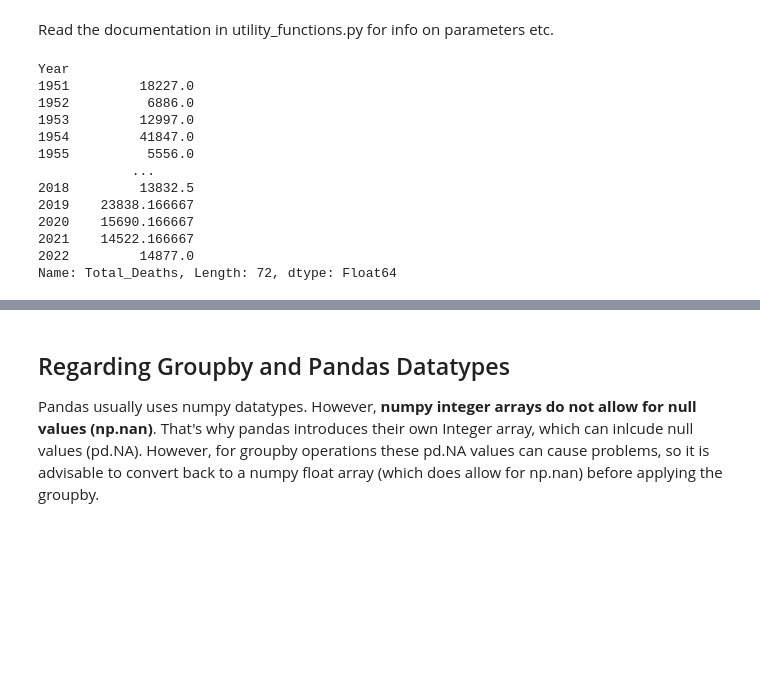
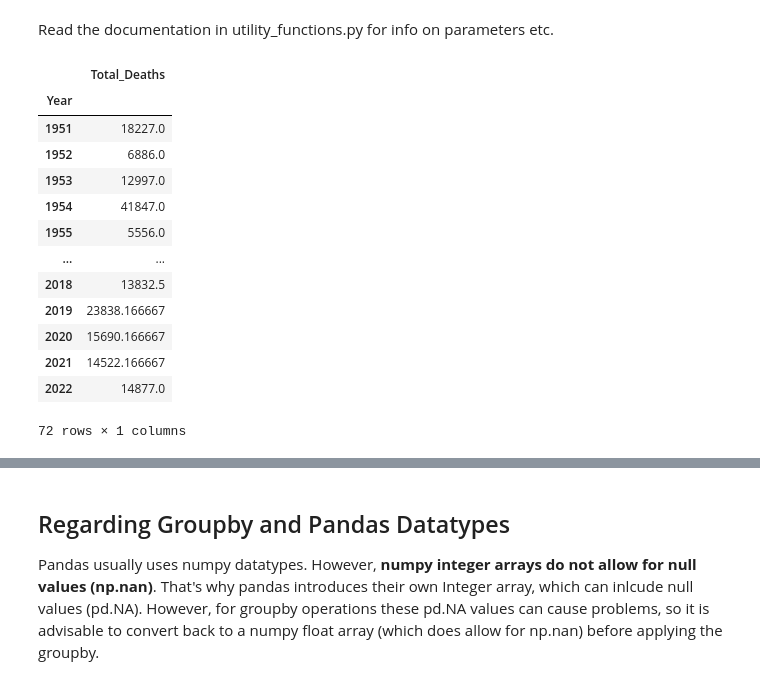
Before and after one commit to r-Files/DOPP, a Jupyter notebook: jupyter_notebooks/lab_question_c.ipynb, the cells around one changed output, grey strips where cells are left out. Saved outputs shown, nothing was run; the diff lists cells and outputs as text; code cells hidden in the pictures; blank space fills up the shorter version.

```diff
--- a/jupyter_notebooks/lab_question_c.ipynb
+++ b/jupyter_notebooks/lab_question_c.ipynb
@@ -50,19 +50,20 @@ Read the documentation in utility_functions.py for info on parameters etc.
 # %%
 %run -i utility_functions.py # importing the function from utility_functions.py
 # %%
-get_yearly_deaths(df, include_zero=False) # Deaths grouped by year. Rows zero deaths can be excluded
+get_yearly_deaths(df, include_zero=True).to_frame() # Deaths grouped by year. Rows with zero deaths can be excluded
 # %% [output]
+|  | Total_Deaths |
+| Year |  |
+| 1951 | 18227.0 |
+| 1952 | 6886.0 |
+| 1953 | 12997.0 |
+| 1954 | 41847.0 |
+| 1955 | 5556.0 |
+| ... | ... |
+| 2018 | 13832.5 |
+| 2019 | 23838.166667 |
+| 2020 | 15690.166667 |
+| 2021 | 14522.166667 |
+| 2022 | 14877.0 |
-Year
-1951         18227.0
-1952          6886.0
-1953         12997.0
-1954         41847.0
-1955          5556.0
-            ...
-2018         13832.5
-2019    23838.166667
-2020    15690.166667
-2021    14522.166667
-2022         14877.0
-Name: Total_Deaths, Length: 72, dtype: Float64
+72 rows × 1 columns
 # %%
```
Also changed, not shown: parts of 1 cell of this notebook, 1 other file.
